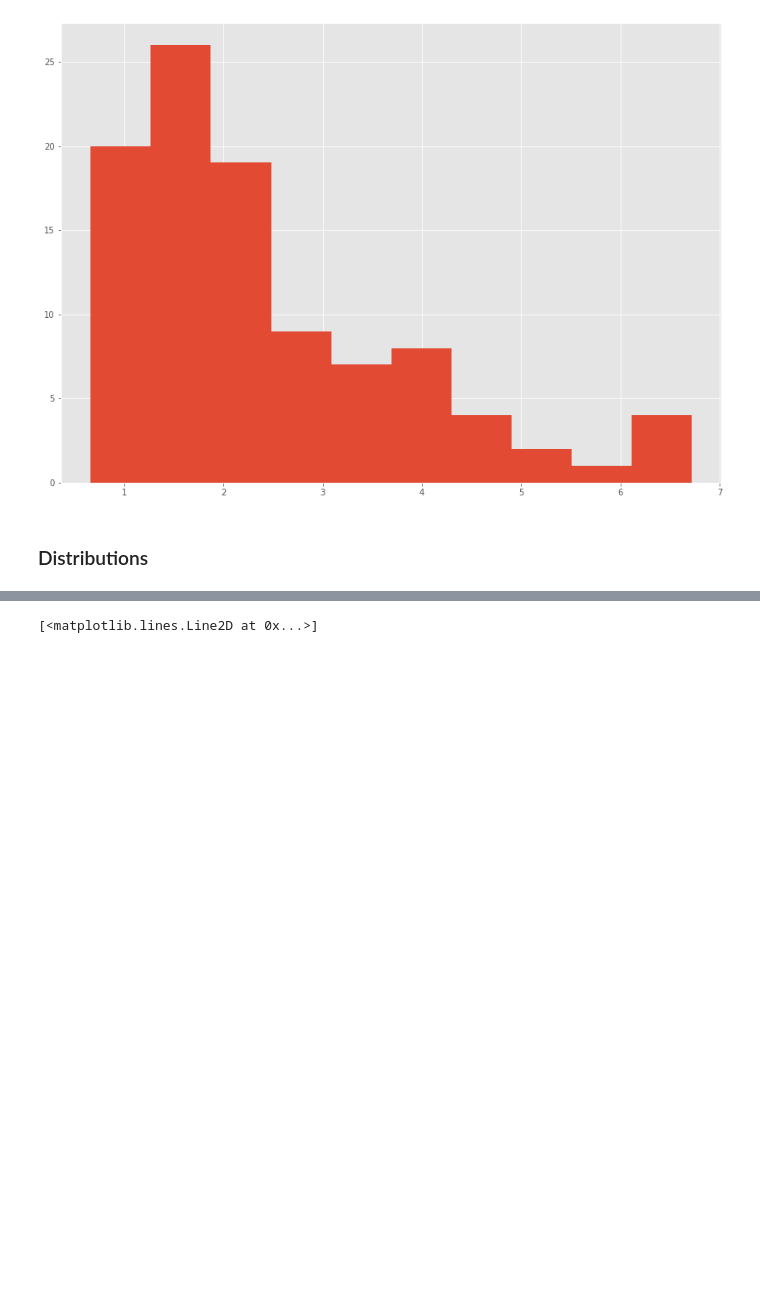
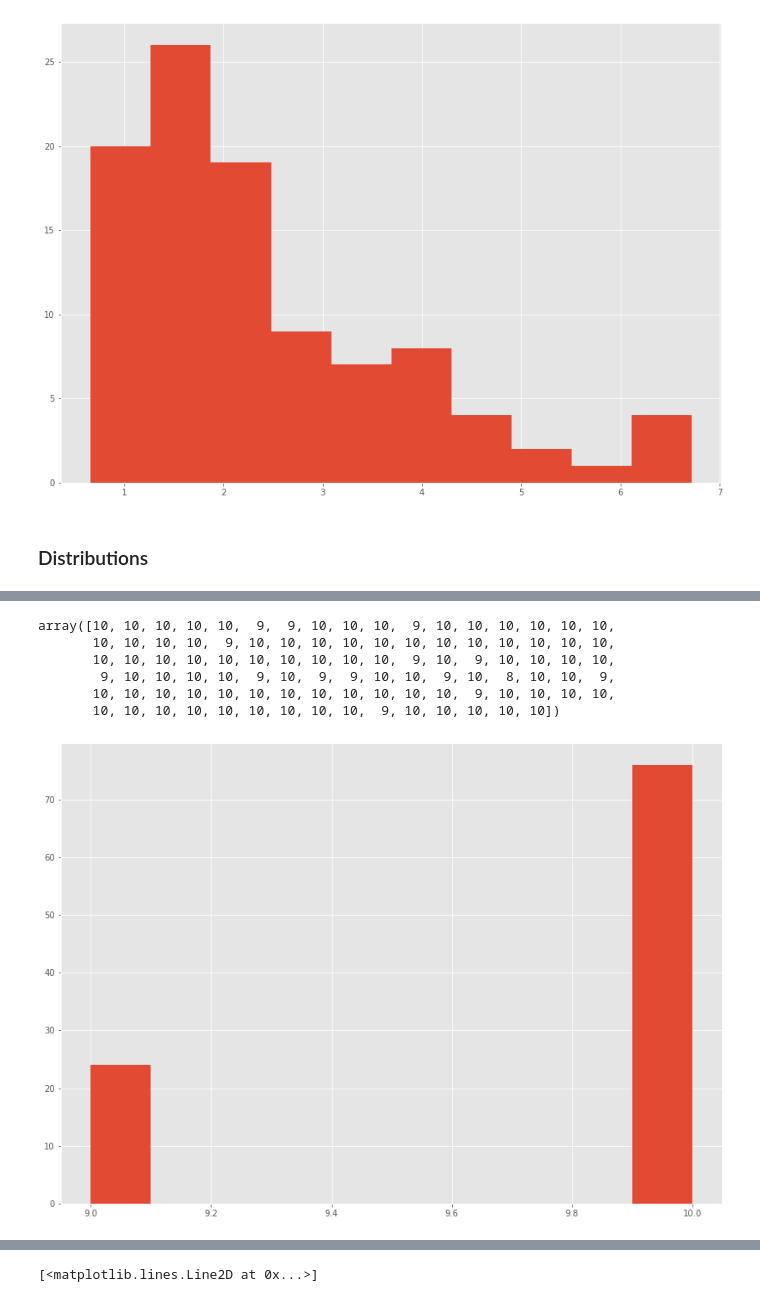
Before and after one commit to Samjean2020/progda2020-project, a Jupyter notebook: progda2020project.ipynb, the cells around one changed output, grey strips where cells are left out. Cells and saved outputs as stored; diff of their text form; code cells hidden in the pictures; blank space fills up the shorter version.

```diff
--- a/progda2020project.ipynb
+++ b/progda2020project.ipynb
@@ -256,0 +425,25 @@ plt.hist(df.iloc[0:100,11])
+# %%
+cases
+# %% [output]
+array([10, 10, 10, 10, 10,  9,  9, 10, 10, 10,  9, 10, 10, 10, 10, 10, 10,
+       10, 10, 10, 10,  9, 10, 10, 10, 10, 10, 10, 10, 10, 10, 10, 10, 10,
+       10, 10, 10, 10, 10, 10, 10, 10, 10, 10,  9, 10,  9, 10, 10, 10, 10,
+        9, 10, 10, 10, 10,  9, 10,  9,  9, 10, 10,  9, 10,  8, 10, 10,  9,
+       10, 10, 10, 10, 10, 10, 10, 10, 10, 10, 10, 10,  9, 10, 10, 10, 10,
+       10, 10, 10, 10, 10, 10, 10, 10, 10,  9, 10, 10, 10, 10, 10])
+# %%
+# hypergeometric(ngood, nbad, nsample[, size])
+
+# This function is used to draw sample from a Hypergeometric distribution.
+
+# Example:
+
+df = pd.read_csv("COVID-19-geographic-disbtribution-worldwide - Copy - Copy.csv")
+import pandas as pd
+import numpy as np
+good, bad, samp = 100, 2, 10
+cases = np.random.hypergeometric(good, bad, samp, 100)
+plt.hist(cases)
+plt.show()
+# %% [output]
+[figure, added]
```
Also changed, not shown: parts of 69 cells of this notebook.
